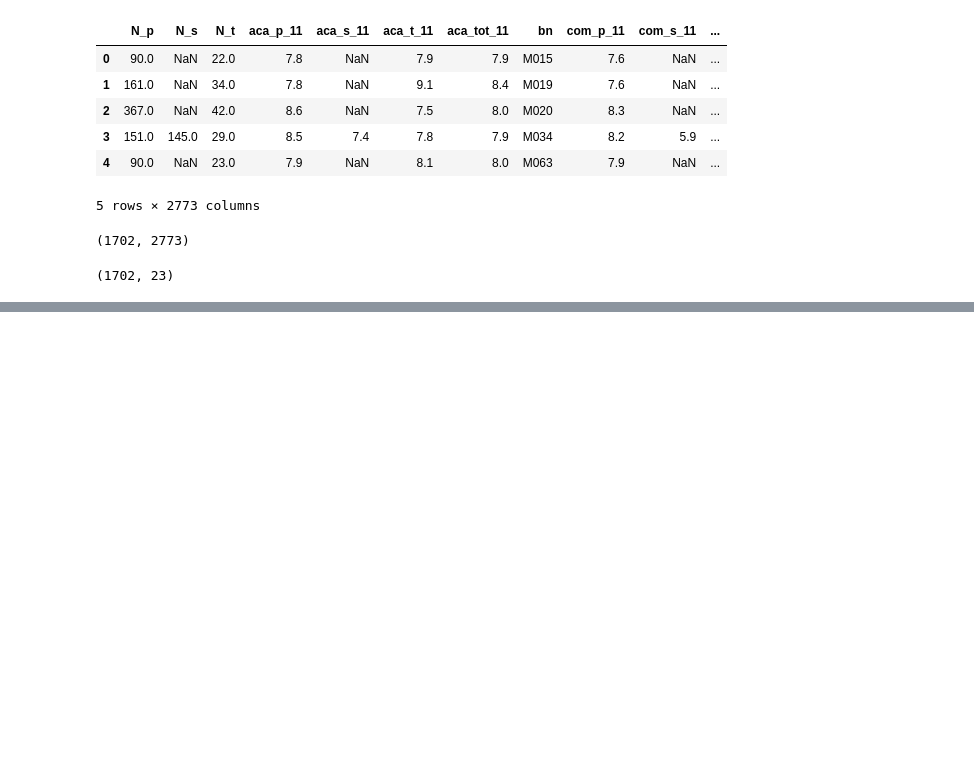
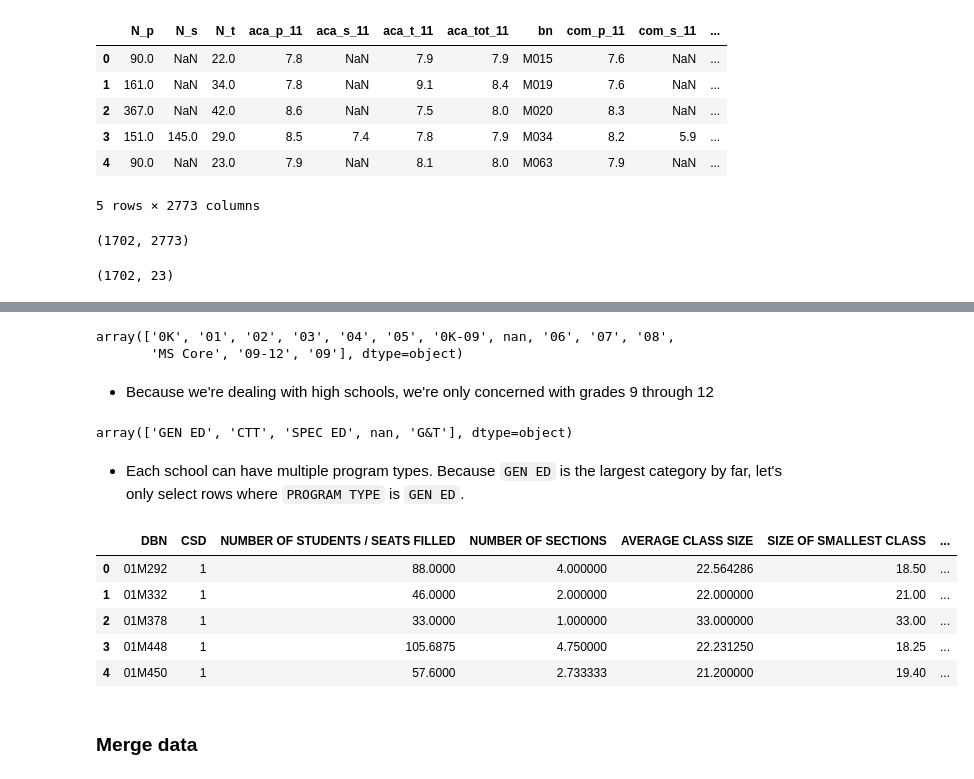
Before and after one commit to purvil/NYC-high-school-SAT-score-analysis, a Jupyter notebook: NYC high school data analysis.ipynb, the cells around one changed output, grey strips where cells are left out. Cells and saved outputs as stored; diff of their text form; code cells hidden in the pictures; blank space fills up the shorter version.

```diff
--- a/NYC high school data analysis.ipynb
+++ b/NYC high school data analysis.ipynb
@@ -171,0 +288,9 @@ data['survey'] = survey
+# %%
+import re
+def get_lat(line):
+    s_lst = re.findall('\(.+\)', line)
+    s = s_lst[0].replace('(', '').replace(')', '')
+    return s.split(',')[0].strip()
+
+data["hs_directory"].loc[:, 'lat'] = data["hs_directory"].loc[:, 'Location 1'].apply(get_lat)
+data["hs_directory"].head()
@@ -171,0 +305,39 @@ data['survey'] = survey
+# %%
+import re
+
+def get_long(location):
+    location_lst = re.findall('\(.+\)', location)
+    return location_lst[0].split(',')[1].replace(')', '').strip()
+
+data["hs_directory"].loc[:, 'lon'] = data["hs_directory"].loc[:, 'Location 1'].apply(get_long)
+# %%
+data["hs_directory"].loc[:, 'lat'] = pd.to_numeric(data["hs_directory"].loc[:, 'lat'], errors="coerce")
+data["hs_directory"].loc[:, 'lon'] = pd.to_numeric(data["hs_directory"].loc[:, 'lon'], errors="coerce")
+# %%
+data['class_size']['GRADE'].unique()
+# %% [output]
+array(['0K', '01', '02', '03', '04', '05', '0K-09', nan, '06', '07', '08',
+       'MS Core', '09-12', '09'], dtype=object)
+# %% [markdown]
+* Because we're dealing with high schools, we're only concerned with grades 9 through 12
+# %%
+data['class_size']['PROGRAM TYPE'].unique()
+# %% [output]
+array(['GEN ED', 'CTT', 'SPEC ED', nan, 'G&T'], dtype=object)
+# %% [markdown]
+* Each school can have multiple program types. Because `GEN ED` is the largest category by far, let's only select rows where `PROGRAM TYPE` is `GEN ED`.
+# %%
+class_size = data["class_size"]
+class_size = class_size[(class_size["GRADE"] == "09-12") & (class_size["PROGRAM TYPE"] == "GEN ED")]
+# %%
+class_size = class_size.groupby('DBN').mean()
+class_size.reset_index(inplace = True)
+data['class_size'] = class_size
+data['class_size'].head()
+# %% [output]
+|  | DBN | CSD | NUMBER OF STUDENTS / SEATS FILLED | NUMBER OF SECTIONS | AVERAGE CLASS SIZE | SIZE OF SMALLEST CLASS | ... |
+| 0 | 01M292 | 1 | 88.0000 | 4.000000 | 22.564286 | 18.50 | ... |
+| 1 | 01M332 | 1 | 46.0000 | 2.000000 | 22.000000 | 21.00 | ... |
+| 2 | 01M378 | 1 | 33.0000 | 1.000000 | 33.000000 | 33.00 | ... |
+| 3 | 01M448 | 1 | 105.6875 | 4.750000 | 22.231250 | 18.25 | ... |
+| 4 | 01M450 | 1 | 57.6000 | 2.733333 | 21.200000 | 19.40 | ... |
@@ -171,0 +354,2 @@ data['survey'] = survey
+# %% [markdown]
+### Merge data
```
Also changed, not shown: parts of 39 cells of this notebook.
